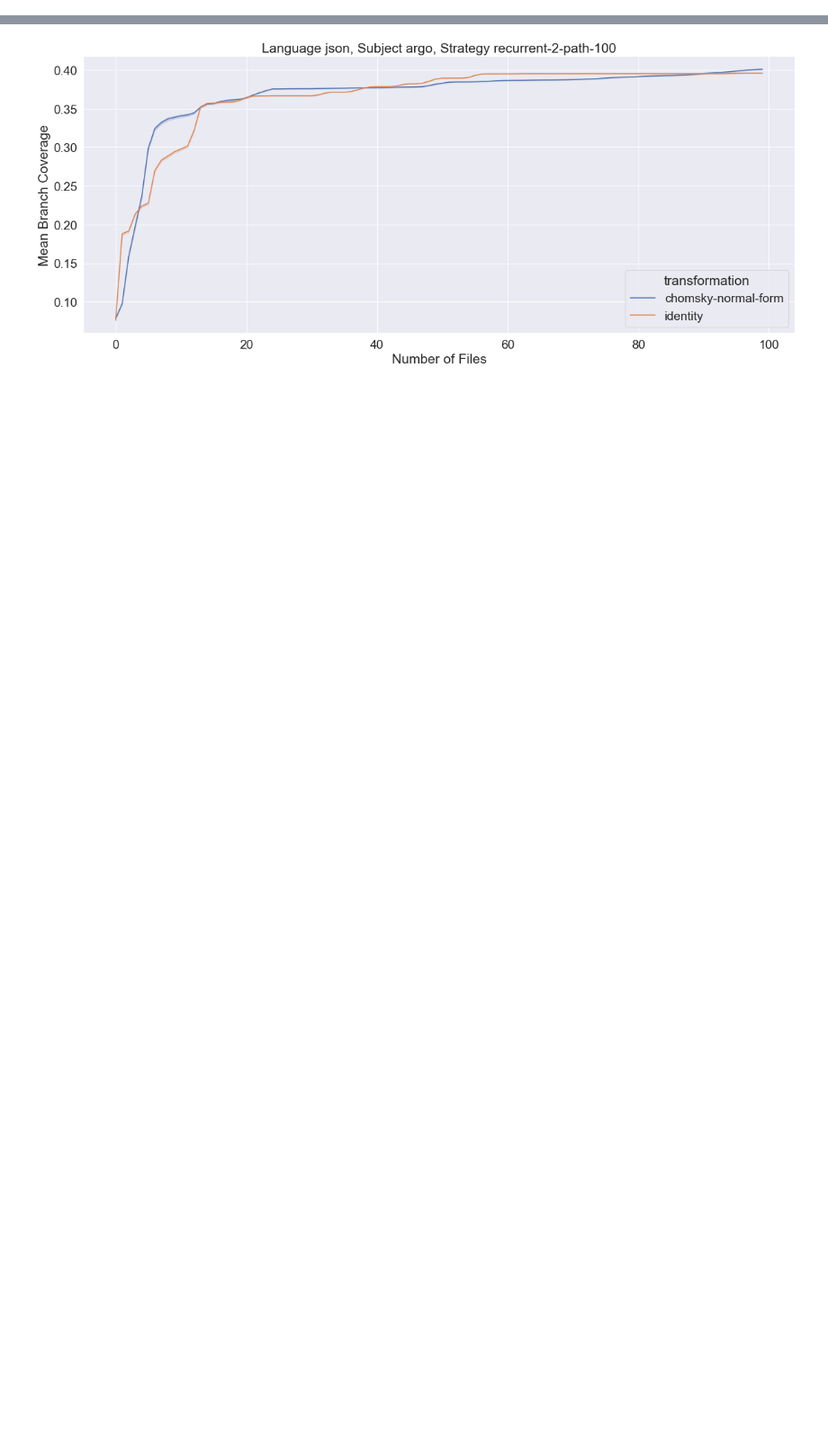
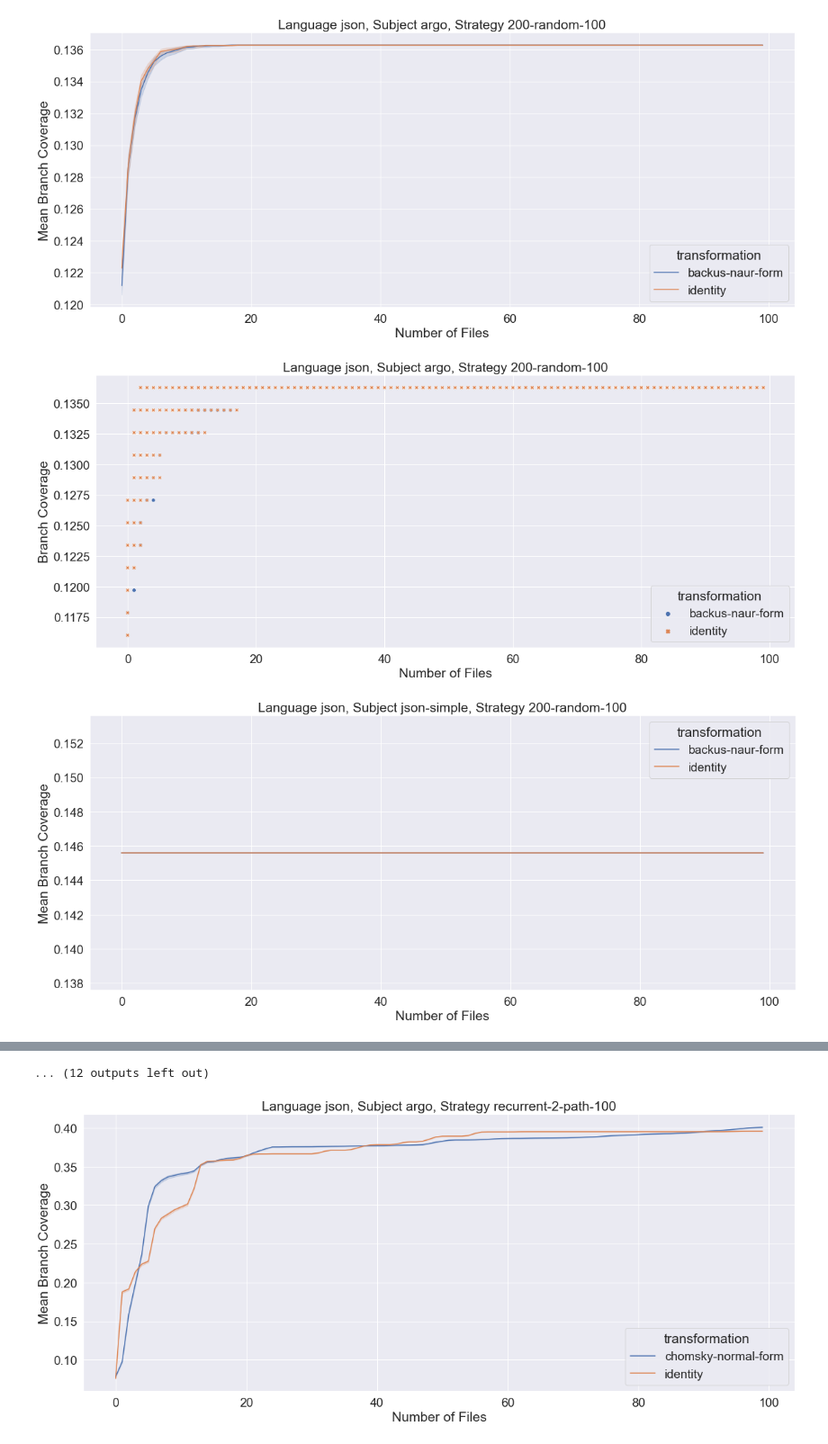
Before and after one commit to mark-schuegraf/fuzzing-with-grammar-variants-experiment, a Jupyter notebook: coverage-report.ipynb, the cells around one changed output, grey strips where cells are left out. Shown at 90% size. Saved outputs shown, nothing was run; the diff lists cells and outputs as text; code cells hidden in the pictures; blank space fills up the shorter version.

Commit message:
added type annotations and error handling in case there are no results to plot; support for several configurations

```diff
--- a/coverage-report.ipynb
+++ b/coverage-report.ipynb
@@ -88,0 +134,8 @@ plotter = CoveragePlotter(config)
+# %%
+for plotter in plotters:
+    plotter.plot_mean_coverage_comparison()
+    plotter.plot_scatter_coverage_comparison()
+# %% [output]
+[figure, added]
+[figure, added]
+[figure, added]
@@ -89,3 +151,4 @@ plotter = CoveragePlotter(config)
+... (12 outputs left out)
 # %%
 plotter.plot_mean_coverage_comparison()
 # %% [output]
```
Also changed, not shown: parts of 2 cells of this notebook.
